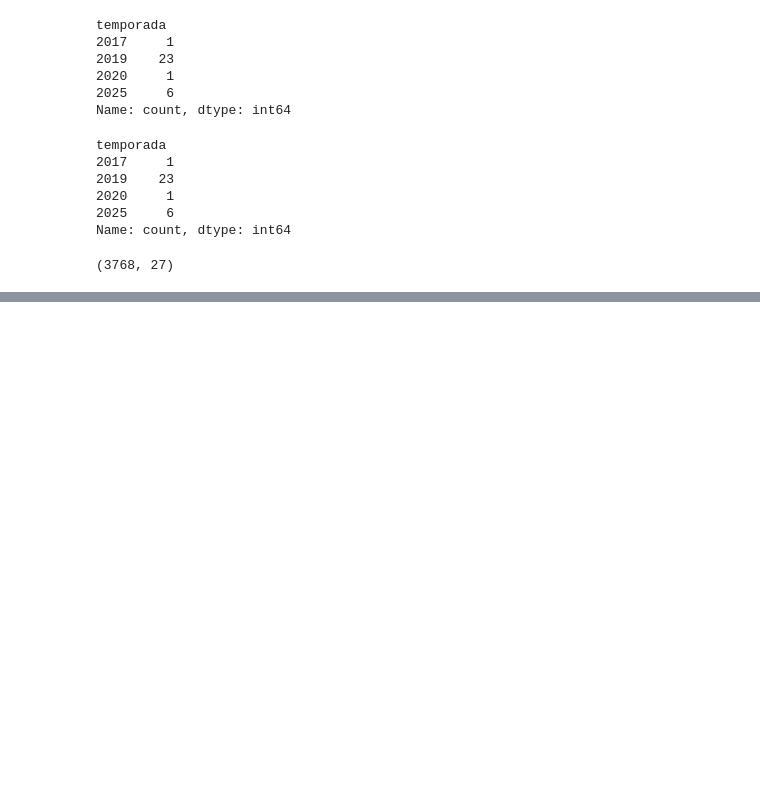
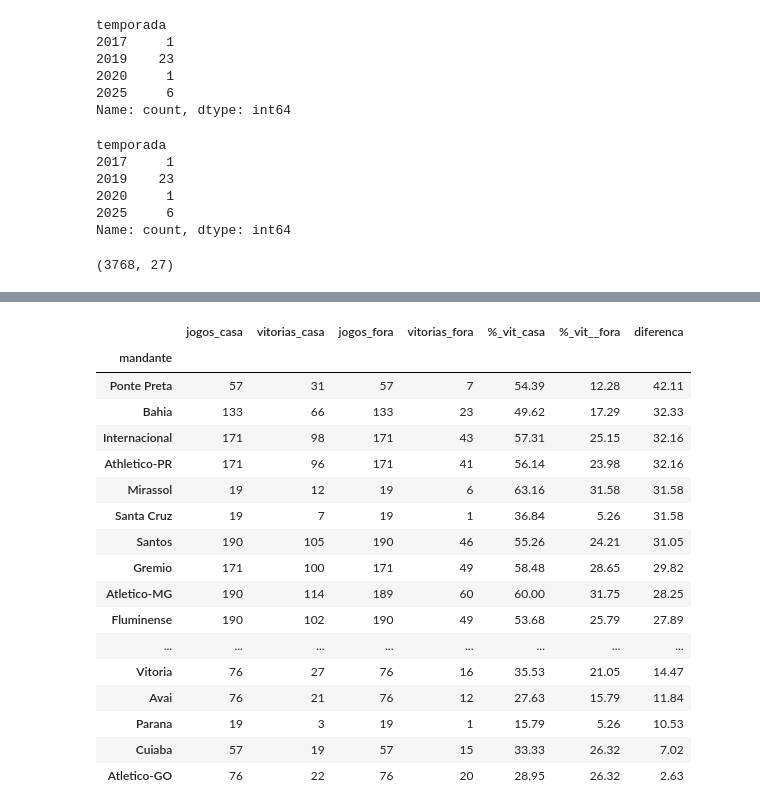
Before and after one commit to GustavoSarquis/Analise-Dataset-Brasileirao, a Jupyter notebook: analise_dados.ipynb, the cells around one changed output, grey strips where cells are left out. Cells and saved outputs as stored; diff of their text form; code cells hidden in the pictures; blank space fills up the shorter version.

Commit message:
Comparacoes de posse e vitoria, mandante e vitoria

```diff
--- a/analise_dados.ipynb
+++ b/analise_dados.ipynb
@@ -544,0 +675,6 @@ print(df_posse.shape)
+# %%
+df_analise["posse_mandante_num"] = (
+    df_analise["posse_mandante"]
+    .str.replace("%", "", regex=False)
+    .astype(float)
+)
@@ -544,0 +685,9 @@ print(df_posse.shape)
+# %%
+df_analise["faixa_posse_mandante"] = pd.cut(
+    df_analise["posse_mandante_num"],
+    bins=[0, 40, 50, 60, 101],
+    labels=["Menos de 40%", "40–49%", "50–59%", "60% ou mais"],
+    right=False
+)
+
+print(df_analise["faixa_posse_mandante"].value_counts().sort_index())
@@ -544,0 +903,58 @@ print(df_posse.shape)
+# %%
+vitorias_casa = (
+    df_analise.groupby("mandante")
+    .agg(
+        jogos_casa=("partida_id", "count"),
+        vitorias_casa=("gols_mandante", lambda x: (x > df_analise.loc[x.index, "gols_visitante"]).sum())
+    )
+)
+
+vitorias_fora = (
+    df_analise.groupby("visitante")
+    .agg(
+        jogos_fora=("partida_id", "count"),
+        vitorias_fora=("gols_visitante", lambda x: (x > df_analise.loc[x.index, "gols_mandante"]).sum())
+    )
+)
+
+comparacao_casa_fora = vitorias_casa.join(vitorias_fora, how="inner")
+
+comparacao_casa_fora["%_vit_casa"] = (
+    comparacao_casa_fora["vitorias_casa"] /
+    comparacao_casa_fora["jogos_casa"] * 100
+)
+
+comparacao_casa_fora["%_vit__fora"] = (
+    comparacao_casa_fora["vitorias_fora"] /
+    comparacao_casa_fora["jogos_fora"] * 100
+)
+
+comparacao_casa_fora["diferenca"] = (
+    comparacao_casa_fora["%_vit_casa"] -
+    comparacao_casa_fora["%_vit__fora"]
+)
+
+comparacao_casa_fora[["%_vit_casa", "%_vit__fora", "diferenca"]] = (
+    comparacao_casa_fora[["%_vit_casa", "%_vit__fora", "diferenca"]].round(2)
+)
+
+comparacao_casa_fora.sort_values("diferenca", ascending=False)
+# %% [output]
+|  | jogos_casa | vitorias_casa | jogos_fora | vitorias_fora | %_vit_casa | %_vit__fora | diferenca |
+| mandante |  |  |  |  |  |  |  |
+| Ponte Preta | 57 | 31 | 57 | 7 | 54.39 | 12.28 | 42.11 |
+| Bahia | 133 | 66 | 133 | 23 | 49.62 | 17.29 | 32.33 |
+| Internacional | 171 | 98 | 171 | 43 | 57.31 | 25.15 | 32.16 |
+| Athletico-PR | 171 | 96 | 171 | 41 | 56.14 | 23.98 | 32.16 |
+| Mirassol | 19 | 12 | 19 | 6 | 63.16 | 31.58 | 31.58 |
+| Santa Cruz | 19 | 7 | 19 | 1 | 36.84 | 5.26 | 31.58 |
+| Santos | 190 | 105 | 190 | 46 | 55.26 | 24.21 | 31.05 |
+| Gremio | 171 | 100 | 171 | 49 | 58.48 | 28.65 | 29.82 |
+| Atletico-MG | 190 | 114 | 189 | 60 | 60.00 | 31.75 | 28.25 |
+| Fluminense | 190 | 102 | 190 | 49 | 53.68 | 25.79 | 27.89 |
+| ... | ... | ... | ... | ... | ... | ... | ... |
+| Vitoria | 76 | 27 | 76 | 16 | 35.53 | 21.05 | 14.47 |
+| Avai | 76 | 21 | 76 | 12 | 27.63 | 15.79 | 11.84 |
+| Parana | 19 | 3 | 19 | 1 | 15.79 | 5.26 | 10.53 |
+| Cuiaba | 57 | 19 | 57 | 15 | 33.33 | 26.32 | 7.02 |
+| Atletico-GO | 76 | 22 | 76 | 20 | 28.95 | 26.32 | 2.63 |
```
Also changed, not shown: parts of 18 cells of this notebook.
